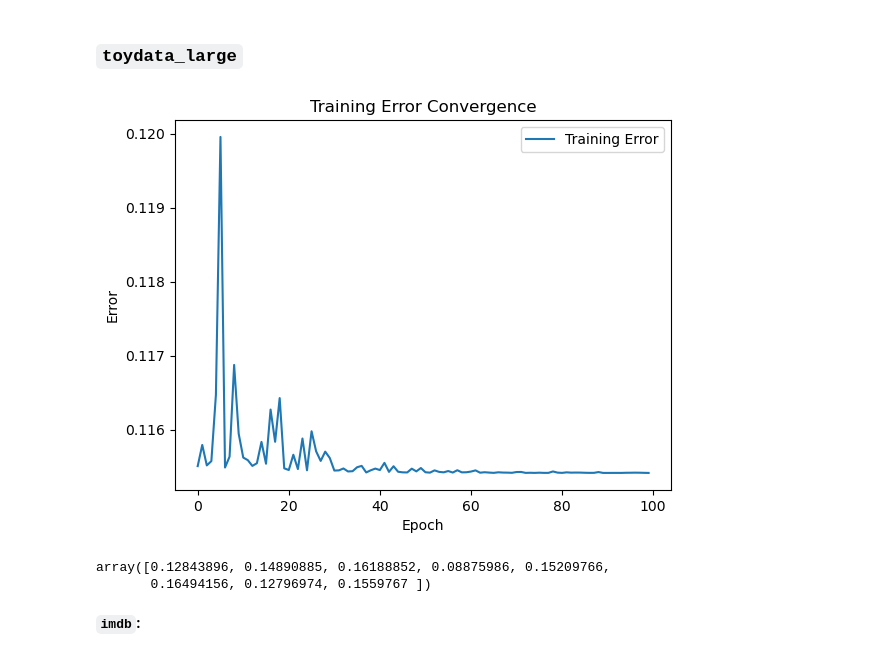
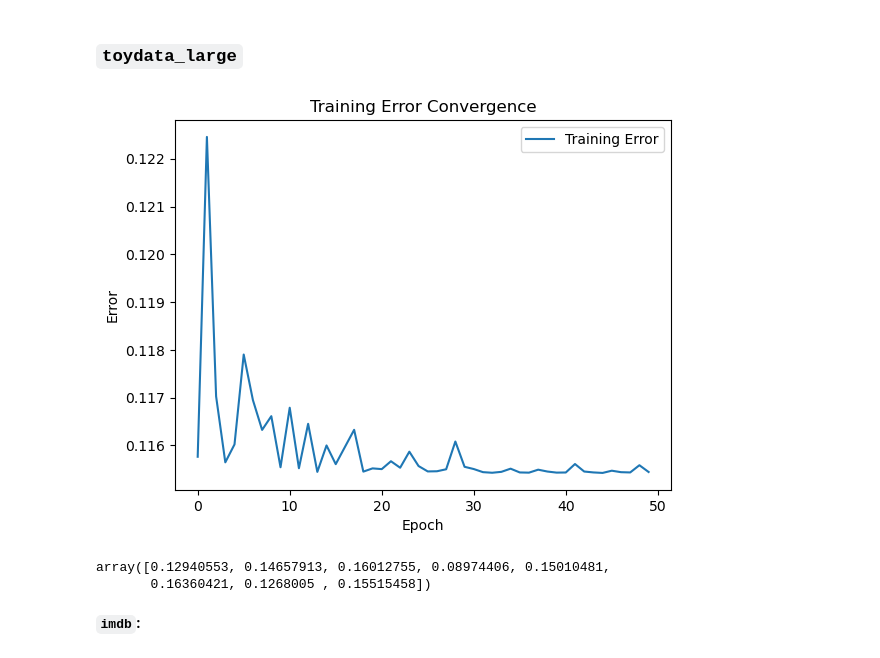
Before and after one commit to nks84/mma_pa1, a Jupyter notebook: pa2/submission_2_point_0.ipynb, the cells around one changed output. Cells and saved outputs as stored; diff of their text form; code cells hidden in the pictures.

```diff
--- a/pa2/submission_2_point_0.ipynb
+++ b/pa2/submission_2_point_0.ipynb
@@ -973,11 +890,11 @@ array([ 1.44318646, -0.24827792])
 # %% [markdown]
 ### **`toydata_large`**
 # %%
-train_svm_linear_errorplot(X_large,y_large, 10, 0.5, 100, 0.1)
+train_svm_linear_errorplot(X_large,y_large, 10, 0.5, 50, 0.1)
 # %% [output]
-[figure, old version]
+[figure, new version]
-array([0.12843896, 0.14890885, 0.16188852, 0.08875986, 0.15209766,
-       0.16494156, 0.12796974, 0.1559767 ])
+array([0.12940553, 0.14657913, 0.16012755, 0.08974406, 0.15010481,
+       0.16360421, 0.1268005 , 0.15515458])
 # %% [markdown]
 **`imdb`:**
 # %%
```
Also changed, not shown: parts of 32 cells of this notebook, 6 other files.
